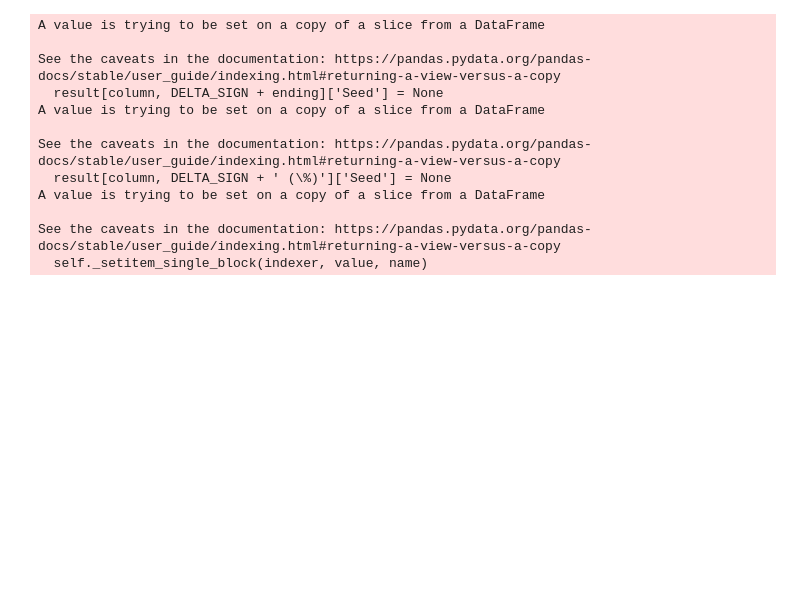
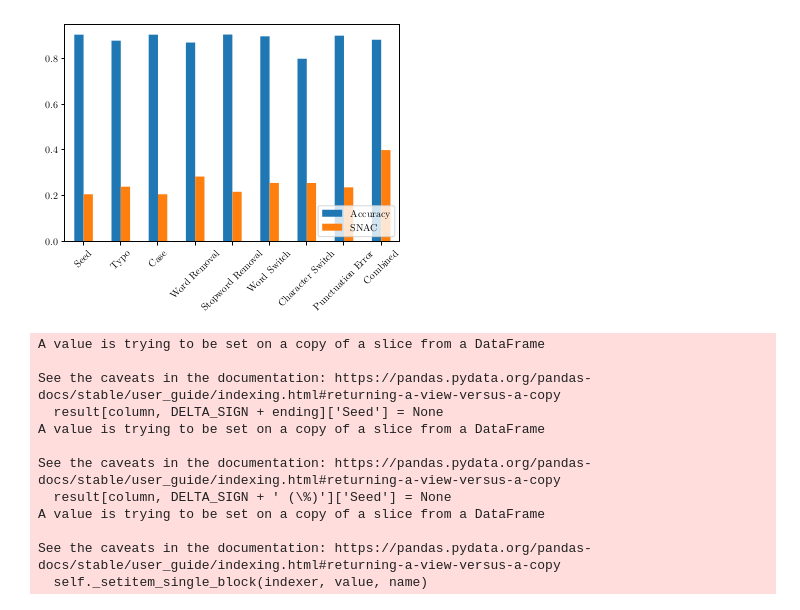
Before and after one commit to mlxyz/insynth, a Jupyter notebook: experiments/result_analysis.ipynb, the cells around one changed output. Cells and saved outputs as stored; diff of their text form; code cells hidden in the pictures; blank space fills up the shorter version.

Commit message:
Add sensitivity analysis; pip publishing files

```diff
--- a/experiments/result_analysis.ipynb
+++ b/experiments/result_analysis.ipynb
@@ -99,3 +160,11 @@ results = {k: result.rename(columns=column_description_mapping) for k, result in
+# %%
+ax = results['Sentiment Analysis'].plot(
+    y=['Accuracy', 'SNAC'], kind='bar')
+plt.legend(loc='lower right')
+plt.xticks(rotation=45)
+ax.figure.savefig('output/sentiment_analysis_performance.pgf', bbox_inches='tight')
+# %% [output]
+[figure, added]
 # %%
 DELTA_SIGN = '$\Delta$'
 # %%
```
Also changed, not shown: parts of 27 cells of this notebook, 8 other files.
